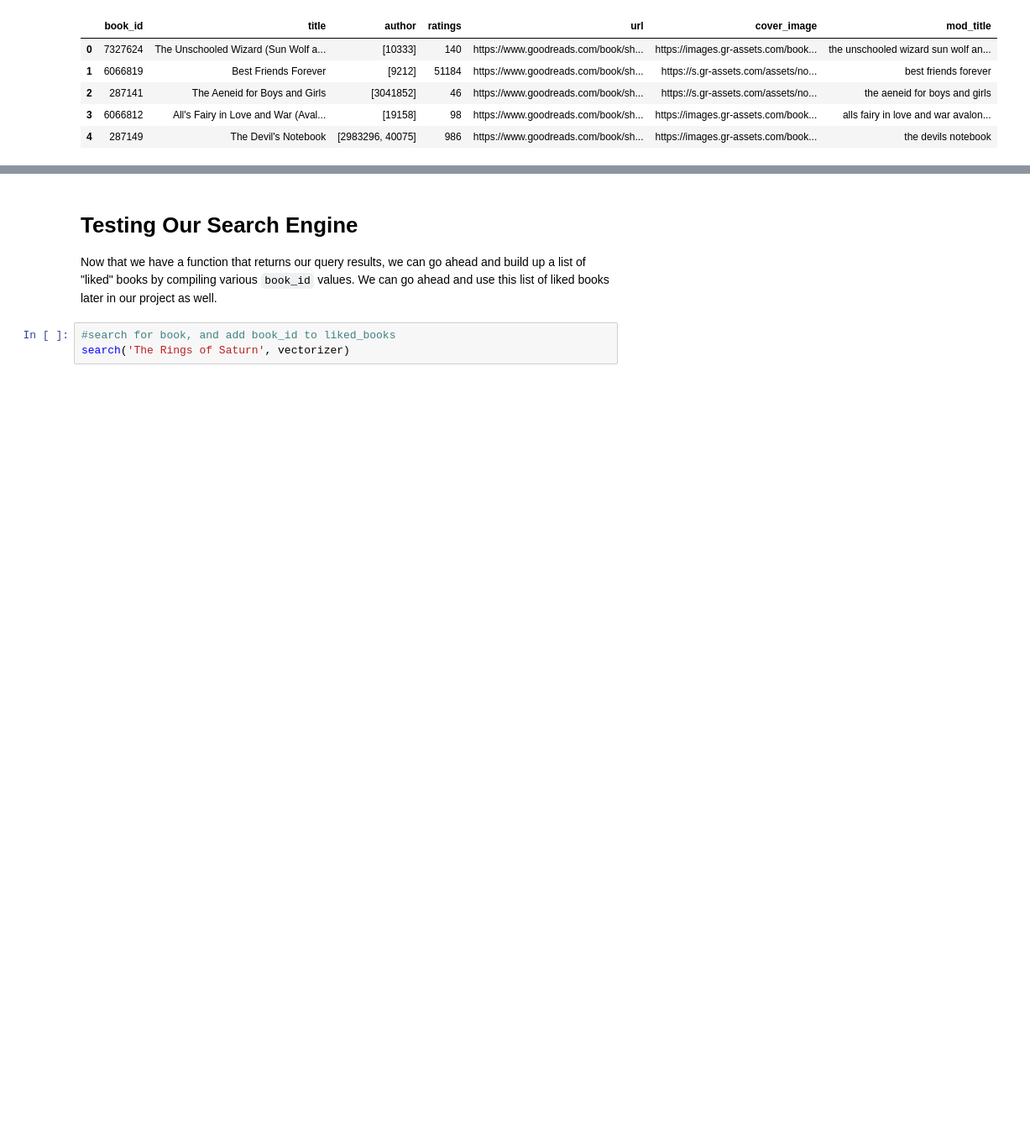
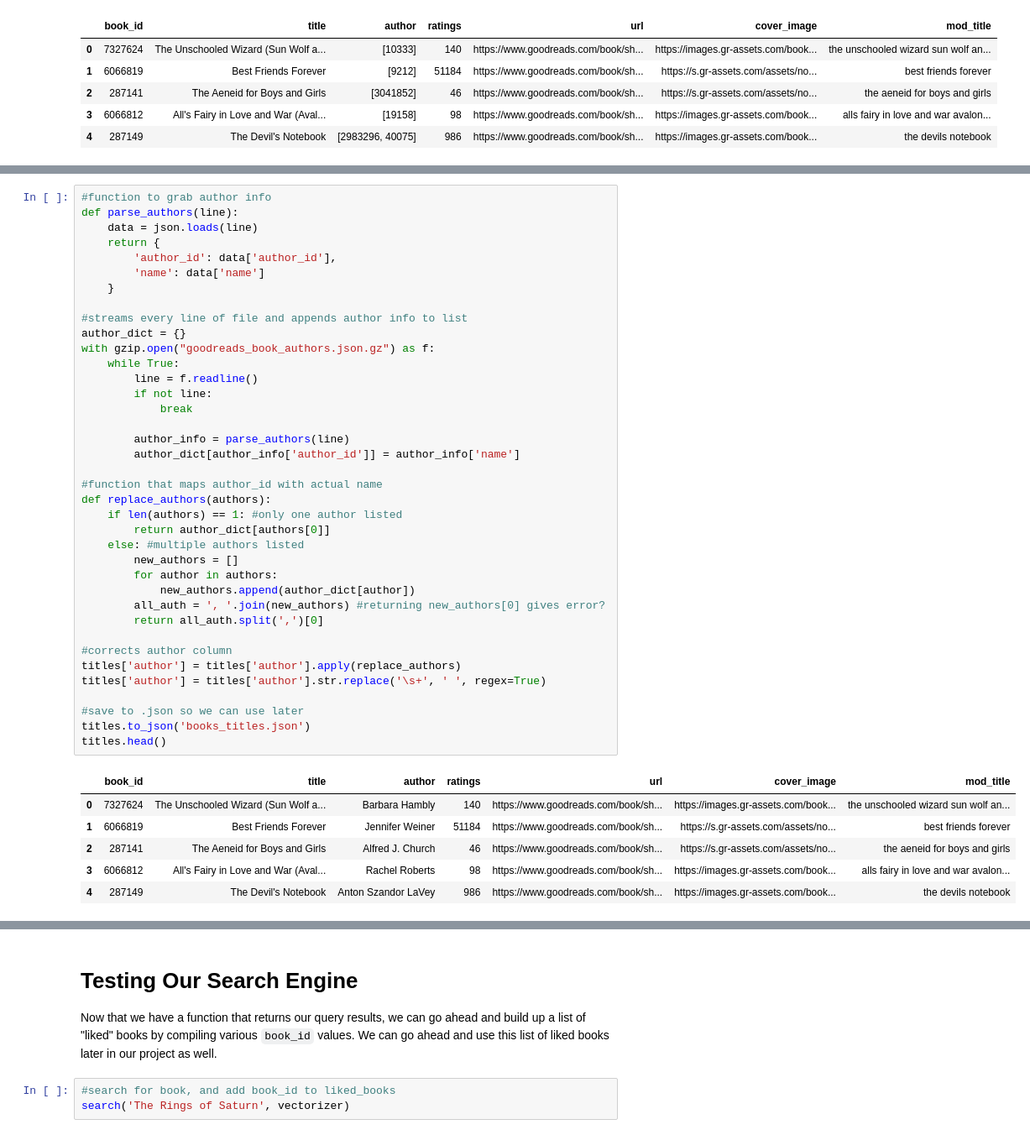
Before and after one commit to noah-kg/goodreads-book-recommendations, a Jupyter notebook: Combined.ipynb, the cells around one changed output, grey strips where cells are left out. Shown at 84% size. Cells and saved outputs as stored; diff of their text form; blank space fills up the shorter version.

```diff
--- a/Combined.ipynb
+++ b/Combined.ipynb
@@ -179,3 +146,48 @@ titles.head()
+# %%
+#function to grab author info
+def parse_authors(line):
+    data = json.loads(line)
+    return {
+        'author_id': data['author_id'],
+        'name': data['name']
+    }
+
+#streams every line of file and appends author info to list
+author_dict = {}
+with gzip.open("goodreads_book_authors.json.gz") as f:
+    while True:
+        line = f.readline()
+        if not line:
+            break
+
+        author_info = parse_authors(line)
+        author_dict[author_info['author_id']] = author_info['name']
+
+#function that maps author_id with actual name
+def replace_authors(authors):
+    if len(authors) == 1: #only one author listed
+        return author_dict[authors[0]]
+    else: #multiple authors listed
+        new_authors = []
+        for author in authors:
+            new_authors.append(author_dict[author])
+        all_auth = ', '.join(new_authors) #returning new_authors[0] gives error?
+        return all_auth.split(',')[0]
+
+#corrects author column
+titles['author'] = titles['author'].apply(replace_authors)
+titles['author'] = titles['author'].str.replace('\s+', ' ', regex=True)
+
+#save to .json so we can use later
+titles.to_json('books_titles.json')
+titles.head()
+# %% [output]
+|  | book_id | title | author | ratings | url | cover_image | mod_title |
+| 0 | 7327624 | The Unschooled Wizard (Sun Wolf a... | Barbara Hambly | 140 | https://www.goodreads.com/book/sh... | https://images.gr-assets.com/book... | the unschooled wizard sun wolf an... |
+| 1 | 6066819 | Best Friends Forever | Jennifer Weiner | 51184 | https://www.goodreads.com/book/sh... | https://s.gr-assets.com/assets/no... | best friends forever |
+| 2 | 287141 | The Aeneid for Boys and Girls | Alfred J. Church | 46 | https://www.goodreads.com/book/sh... | https://s.gr-assets.com/assets/no... | the aeneid for boys and girls |
+| 3 | 6066812 | All's Fairy in Love and War (Aval... | Rachel Roberts | 98 | https://www.goodreads.com/book/sh... | https://images.gr-assets.com/book... | alls fairy in love and war avalon... |
+| 4 | 287149 | The Devil's Notebook | Anton Szandor LaVey | 986 | https://www.goodreads.com/book/sh... | https://images.gr-assets.com/book... | the devils notebook |
 # %% [markdown]
 # Creating A Search Engine
 
```
Also changed, not shown: parts of 20 cells of this notebook.
